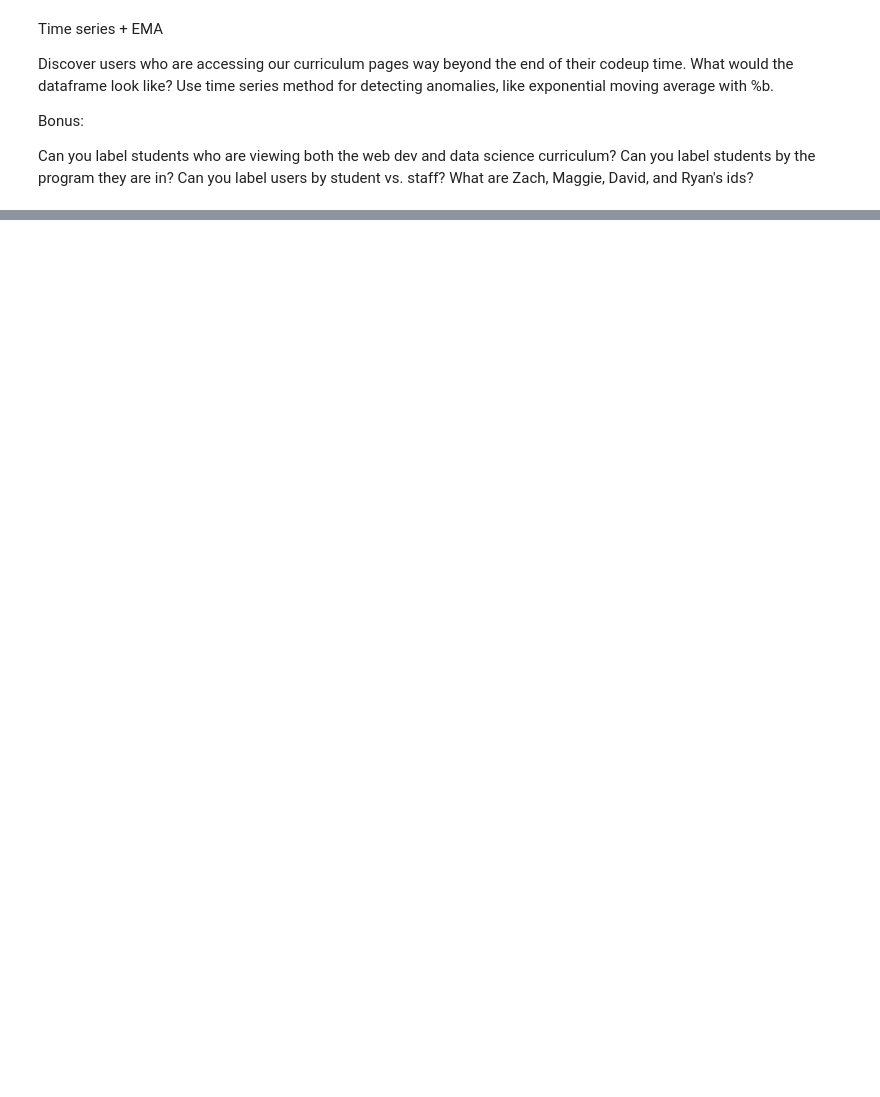
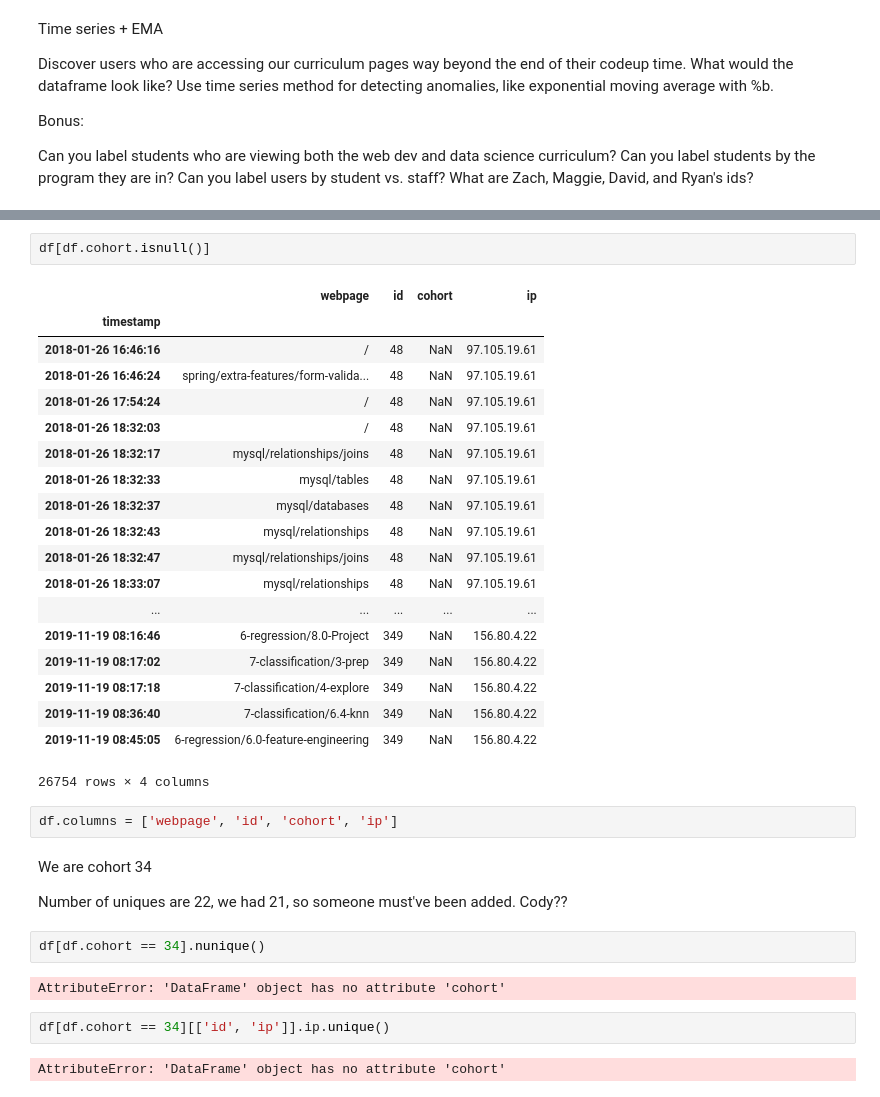
Before and after one commit to Jeff-Hutchins/ds-methodologies-exercises, a Jupyter notebook: anomaly_detection/time_series_anomaly_detection.ipynb, the cells around one changed output, grey strips where cells are left out. Cells and saved outputs as stored; diff of their text form; blank space fills up the shorter version.

```diff
--- a/anomaly_detection/time_series_anomaly_detection.ipynb
+++ b/anomaly_detection/time_series_anomaly_detection.ipynb
@@ -108,0 +129,36 @@ df = df_orig.append(new)
+# %%
+df[df.cohort.isnull()]
+# %% [output]
+|  | webpage | id | cohort | ip |
+| timestamp |  |  |  |  |
+| 2018-01-26 16:46:16 | / | 48 | NaN | 97.105.19.61 |
+| 2018-01-26 16:46:24 | spring/extra-features/form-valida... | 48 | NaN | 97.105.19.61 |
+| 2018-01-26 17:54:24 | / | 48 | NaN | 97.105.19.61 |
+| 2018-01-26 18:32:03 | / | 48 | NaN | 97.105.19.61 |
+| 2018-01-26 18:32:17 | mysql/relationships/joins | 48 | NaN | 97.105.19.61 |
+| 2018-01-26 18:32:33 | mysql/tables | 48 | NaN | 97.105.19.61 |
+| 2018-01-26 18:32:37 | mysql/databases | 48 | NaN | 97.105.19.61 |
+| 2018-01-26 18:32:43 | mysql/relationships | 48 | NaN | 97.105.19.61 |
+| 2018-01-26 18:32:47 | mysql/relationships/joins | 48 | NaN | 97.105.19.61 |
+| 2018-01-26 18:33:07 | mysql/relationships | 48 | NaN | 97.105.19.61 |
+| ... | ... | ... | ... | ... |
+| 2019-11-19 08:16:46 | 6-regression/8.0-Project | 349 | NaN | 156.80.4.22 |
+| 2019-11-19 08:17:02 | 7-classification/3-prep | 349 | NaN | 156.80.4.22 |
+| 2019-11-19 08:17:18 | 7-classification/4-explore | 349 | NaN | 156.80.4.22 |
+| 2019-11-19 08:36:40 | 7-classification/6.4-knn | 349 | NaN | 156.80.4.22 |
+| 2019-11-19 08:45:05 | 6-regression/6.0-feature-engineering | 349 | NaN | 156.80.4.22 |
+26754 rows × 4 columns
+# %%
+df.columns = ['webpage', 'id', 'cohort', 'ip']
+# %% [markdown]
+We are cohort 34
+
+Number of uniques are 22, we had 21, so someone must've been added.  Cody??
+# %%
+df[df.cohort == 34].nunique()
+# %% [output]
+AttributeError: 'DataFrame' object has no attribute 'cohort'
+# %%
+df[df.cohort == 34][['id', 'ip']].ip.unique()
+# %% [output]
+AttributeError: 'DataFrame' object has no attribute 'cohort'
```
Also changed, not shown: parts of 46 cells of this notebook, 1 other file.
